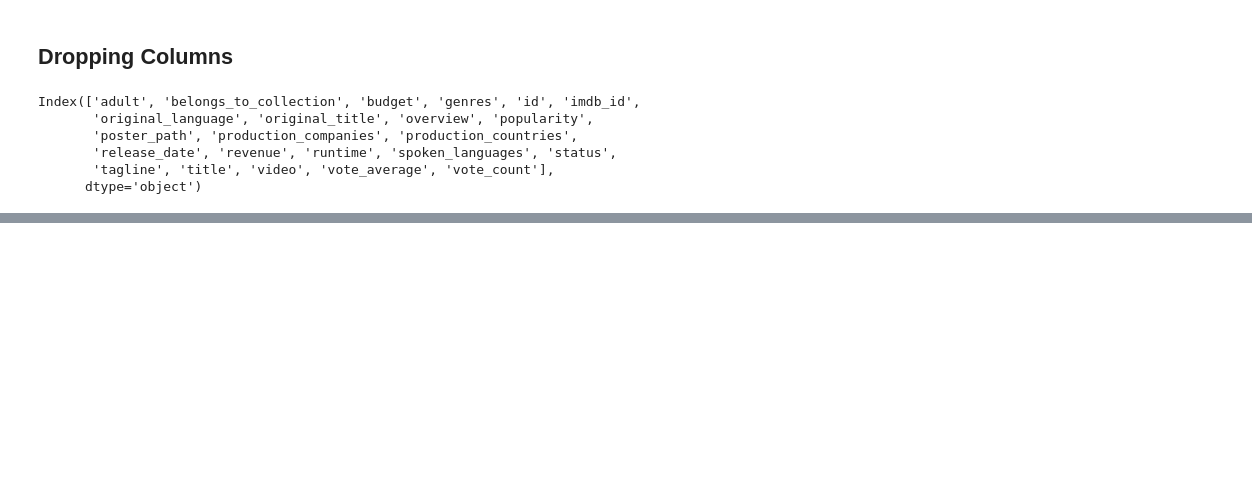
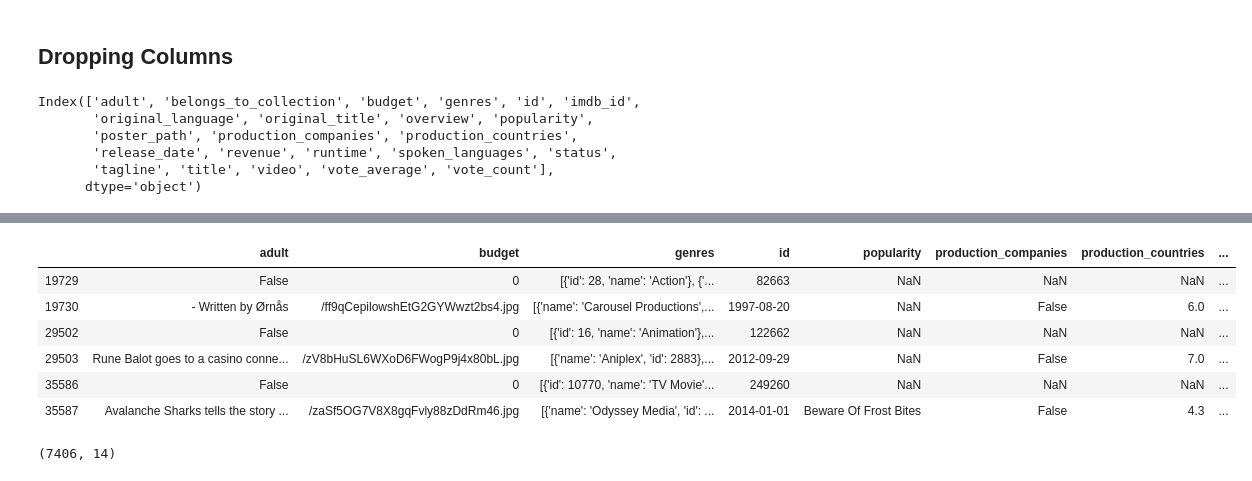
Before and after one commit to bmor2552/MovieProj, a Jupyter notebook: Official_Movie_Notebook.ipynb, the cells around one changed output, grey strips where cells are left out. Drawn from its saved outputs; the diff is of its cells as text; code cells hidden in the pictures; blank space fills up the shorter version.

Commit message:
Cleaning my Data

```diff
--- a/Official_Movie_Notebook.ipynb
+++ b/Official_Movie_Notebook.ipynb
@@ -233,0 +262,8 @@ Index(['adult', 'budget', 'genres', 'id', 'popularity', 'production_companies',
+# %%
+# Lets see how many rows have a value for revenue and assign my df to it
+
+df = df.loc[df['revenue'] != 0]
+
+# As you will see below the rows have decreased to 7,412.
+# This value represents the data now having rows that the revenue is more than 0
+print(df.shape)
@@ -233,0 +282,14 @@ Index(['adult', 'budget', 'genres', 'id', 'popularity', 'production_companies',
+# %%
+
+# I was curious to see what columns had NaN for a value.
+# Only 6 rows do
+# The rows seem to be missing a lot of information
+df.loc[df['revenue'].isna()]
+# %% [output]
+|  | adult | budget | genres | id | popularity | production_companies | production_countries | ... |
+| 19729 | False | 0 | [{'id': 28, 'name': 'Action'}, {'... | 82663 | NaN | NaN | NaN | ... |
+| 19730 | - Written by Ørnås | /ff9qCepilowshEtG2GYWwzt2bs4.jpg | [{'name': 'Carousel Productions',... | 1997-08-20 | NaN | False | 6.0 | ... |
+| 29502 | False | 0 | [{'id': 16, 'name': 'Animation'},... | 122662 | NaN | NaN | NaN | ... |
+| 29503 | Rune Balot goes to a casino conne... | /zV8bHuSL6WXoD6FWogP9j4x80bL.jpg | [{'name': 'Aniplex', 'id': 2883},... | 2012-09-29 | NaN | False | 7.0 | ... |
+| 35586 | False | 0 | [{'id': 10770, 'name': 'TV Movie'... | 249260 | NaN | NaN | NaN | ... |
+| 35587 | Avalanche Sharks tells the story ... | /zaSf5OG7V8X8gqFvly88zDdRm46.jpg | [{'name': 'Odyssey Media', 'id': ... | 2014-01-01 | Beware Of Frost Bites | False | 4.3 | ... |
@@ -233,0 +300,7 @@ Index(['adult', 'budget', 'genres', 'id', 'popularity', 'production_companies',
+# %%
+# Instead of 7,412 rows in the shape of the data frame you should now see 7,406 rows
+# This is because I deleted the 6 rows that had NaN for revenue
+# After doing this I also found out I could use .dropna() lol
+df.shape
+# %% [output]
+(7406, 14)
```
Also changed, not shown: parts of 19 cells of this notebook.
